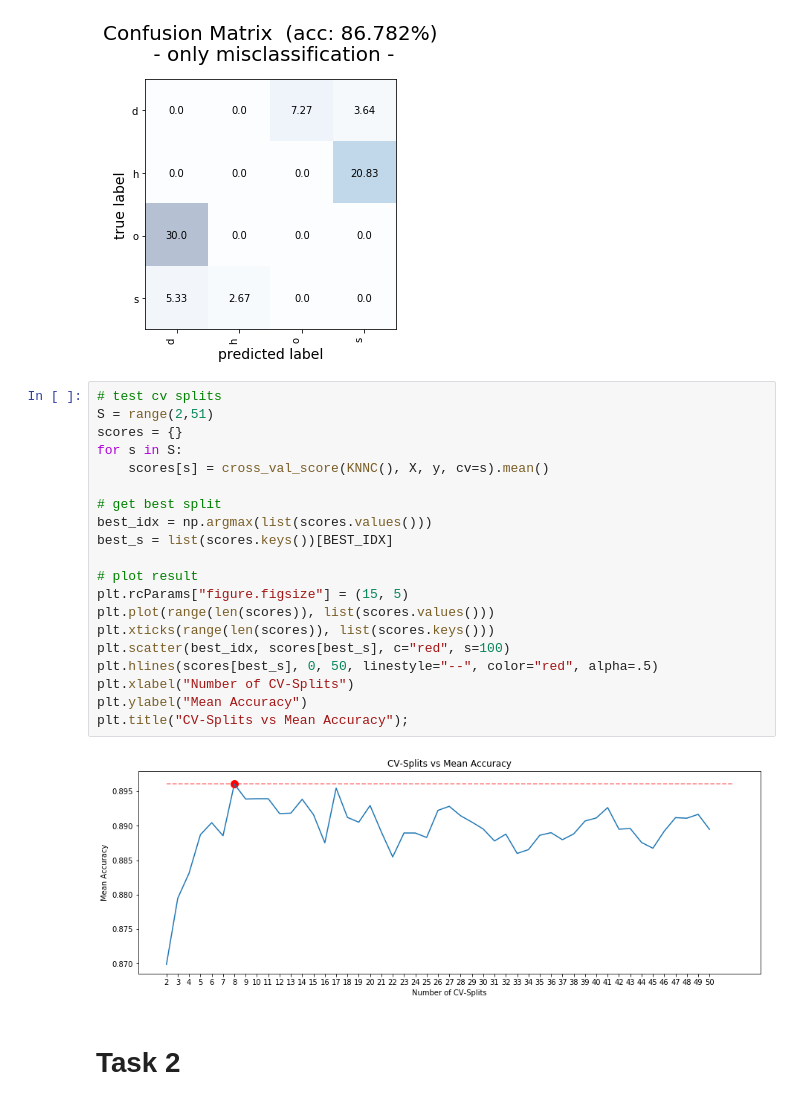
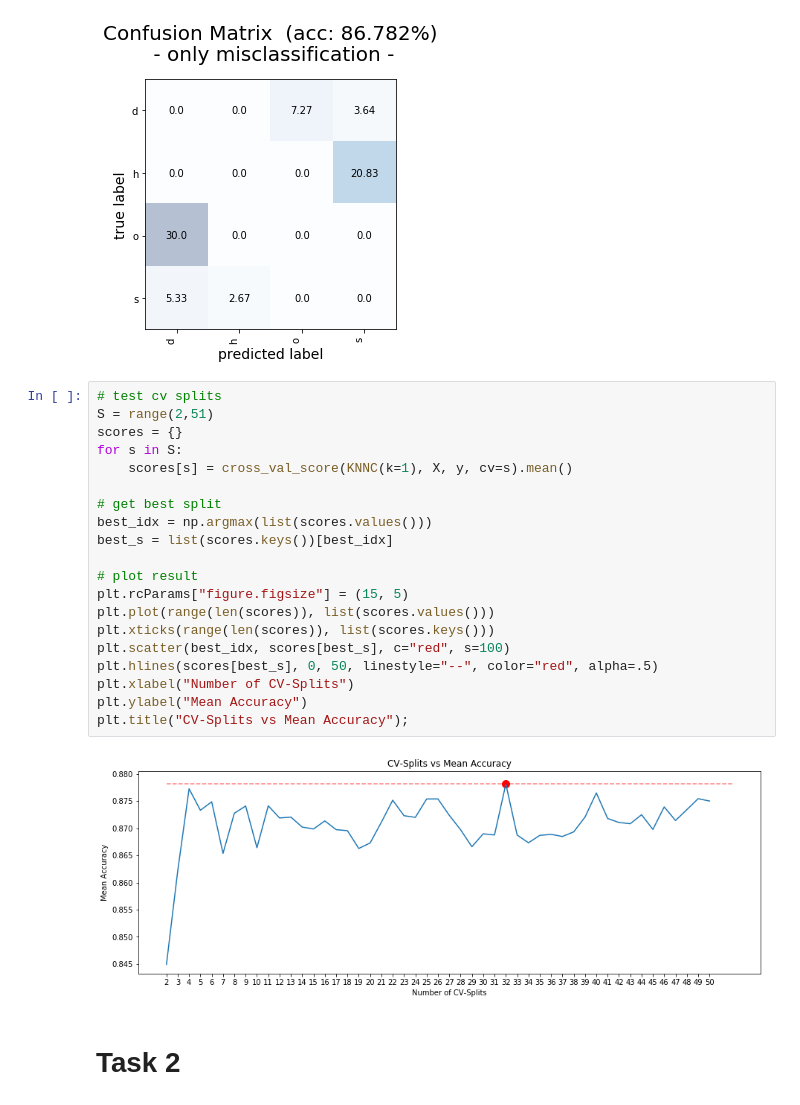
Before and after one commit to jgoerner/ml-homework, a Jupyter notebook: notebooks/01_KNN.ipynb, the cells around one changed output. Cells and saved outputs as stored; diff of their text form.

```diff
--- a/notebooks/01_KNN.ipynb
+++ b/notebooks/01_KNN.ipynb
@@ -92,24 +92,24 @@ for train, test in KFold(n_splits=3).split(X):
 # %%
 # test cv splits
 S = range(2,51)
 scores = {}
 for s in S:
-    scores[s] = cross_val_score(KNNC(), X, y, cv=s).mean()
+    scores[s] = cross_val_score(KNNC(k=1), X, y, cv=s).mean()
 
 # get best split
 best_idx = np.argmax(list(scores.values()))
-best_s = list(scores.keys())[BEST_IDX]
+best_s = list(scores.keys())[best_idx]
 
 # plot result
 plt.rcParams["figure.figsize"] = (15, 5)
 plt.plot(range(len(scores)), list(scores.values()))
 plt.xticks(range(len(scores)), list(scores.keys()))
 plt.scatter(best_idx, scores[best_s], c="red", s=100)
 plt.hlines(scores[best_s], 0, 50, linestyle="--", color="red", alpha=.5)
 plt.xlabel("Number of CV-Splits")
 plt.ylabel("Mean Accuracy")
 plt.title("CV-Splits vs Mean Accuracy");
 # %% [output]
-[figure, old version]
+[figure, new version]
 # %% [markdown]
 # Task 2
```
